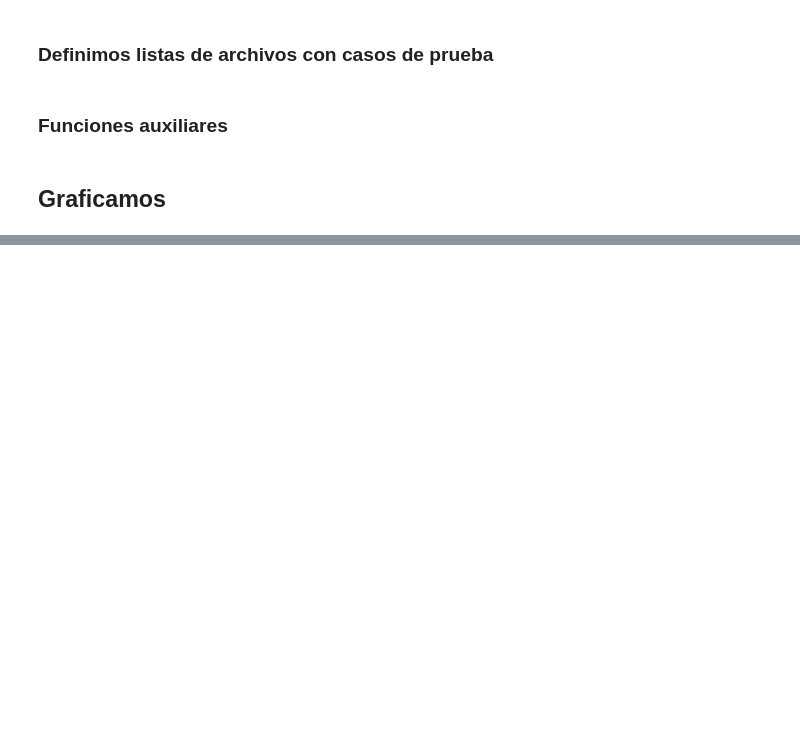
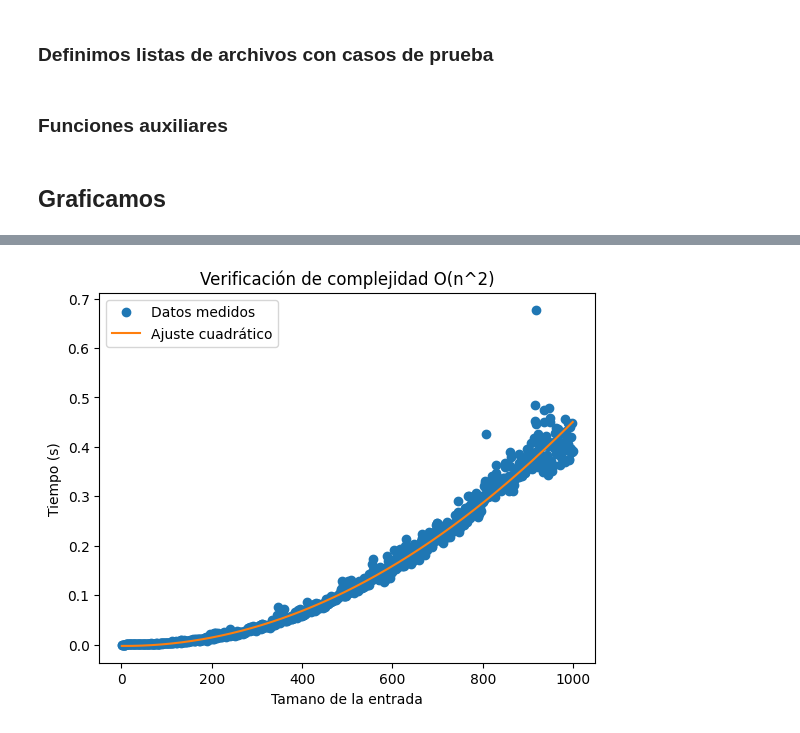
Before and after one commit to TrezeguetSanteb/TDA, a Jupyter notebook: Segunda Parte/pruebas.ipynb, the cells around one changed output, grey strips where cells are left out. Cells and saved outputs as stored; diff of their text form; code cells hidden in the pictures; blank space fills up the shorter version.

```diff
--- a/Segunda Parte/pruebas.ipynb
+++ b/Segunda Parte/pruebas.ipynb
@@ -116,0 +140,14 @@ plt.show()
+# %%
+coef = np.polyfit(tamanos_random, tiempos_random, 2)
+ajuste = np.polyval(coef, tamanos_random)
+
+# Graficar ajuste
+plt.plot(tamanos_random, tiempos_random, 'o', label="Datos medidos")
+plt.plot(tamanos_random, ajuste, '-', label="Ajuste cuadrático")
+plt.xlabel("Tamano de la entrada")
+plt.ylabel("Tiempo (s)")
+plt.title("Verificación de complejidad O(n^2)")
+plt.legend()
+plt.show()
+# %% [output]
+[figure, added]
```
Also changed, not shown: parts of 7 cells of this notebook, 6 other files.
